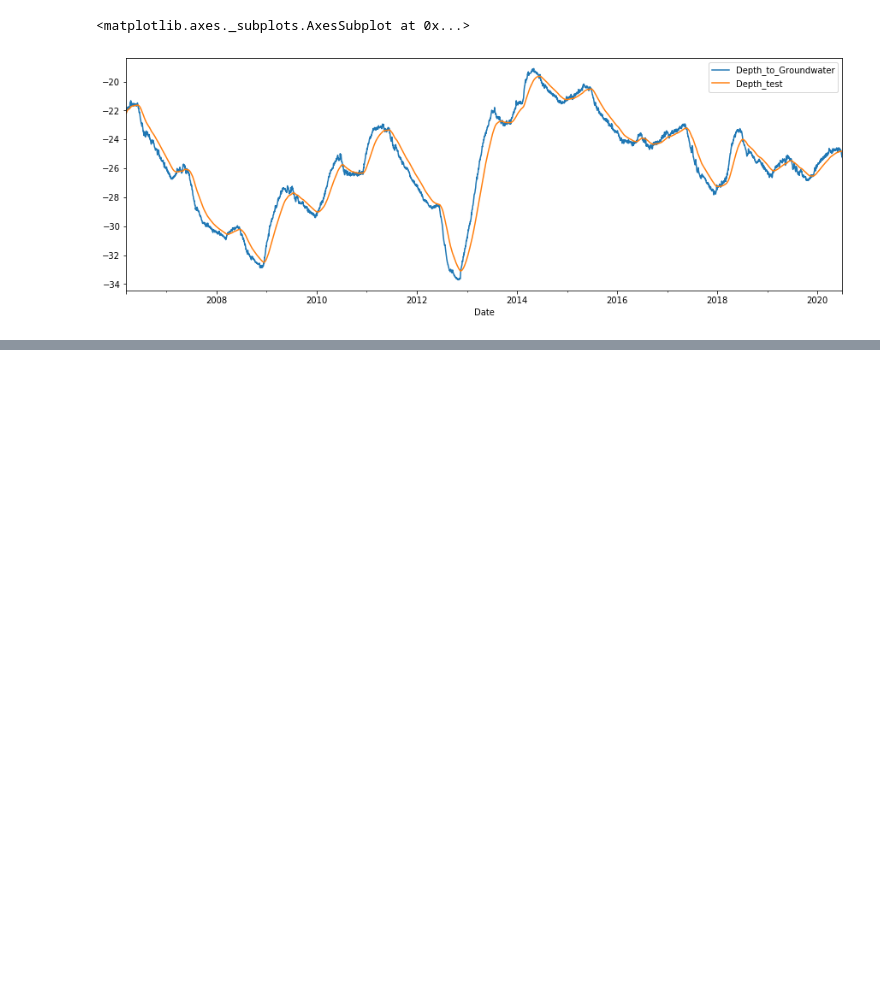
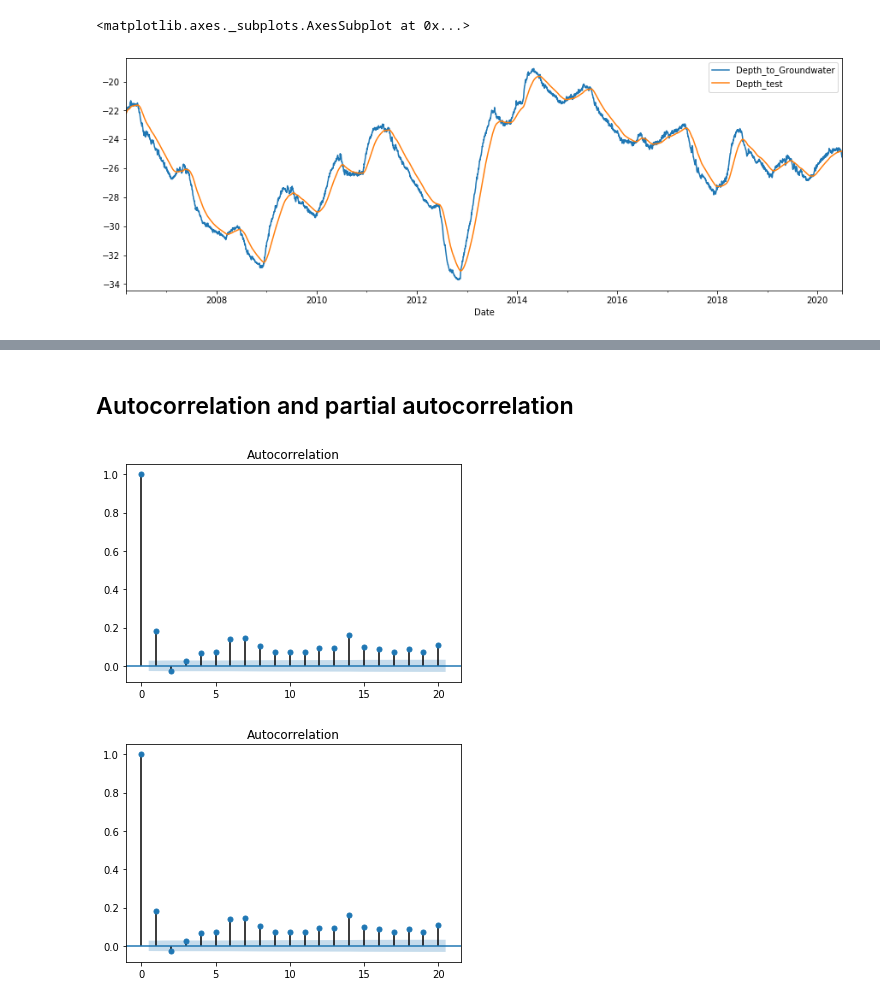
Before and after one commit to dadatu/AceaSmartWaterAnalytics, a Jupyter notebook: upgradedUnivariateTimeSeries.ipynb, the cells around one changed output, grey strips where cells are left out. Cells and saved outputs as stored; diff of their text form; code cells hidden in the pictures; blank space fills up the shorter version.

```diff
--- a/upgradedUnivariateTimeSeries.ipynb
+++ b/upgradedUnivariateTimeSeries.ipynb
@@ -525,0 +354,9 @@ shap.force_plot(explainer.expected_value[0], shap_values[0][:][:][:-1].sum(axis=
+# %% [markdown]
+## Autocorrelation and partial autocorrelation
+# %%
+# Plot against the p-value. where spike is above the blue line, there is a correlation with lags: 1, 4, 5 etc
+from statsmodels.graphics.tsaplots import plot_acf, plot_pacf
+plot_acf(df["Depth_to_Groundwater_diff"].dropna(), lags=20) # the transformed variable looks better
+# %% [output]
+[figure, added]
+[figure, added]
```
Also changed, not shown: parts of 42 cells of this notebook, 2 other files.
